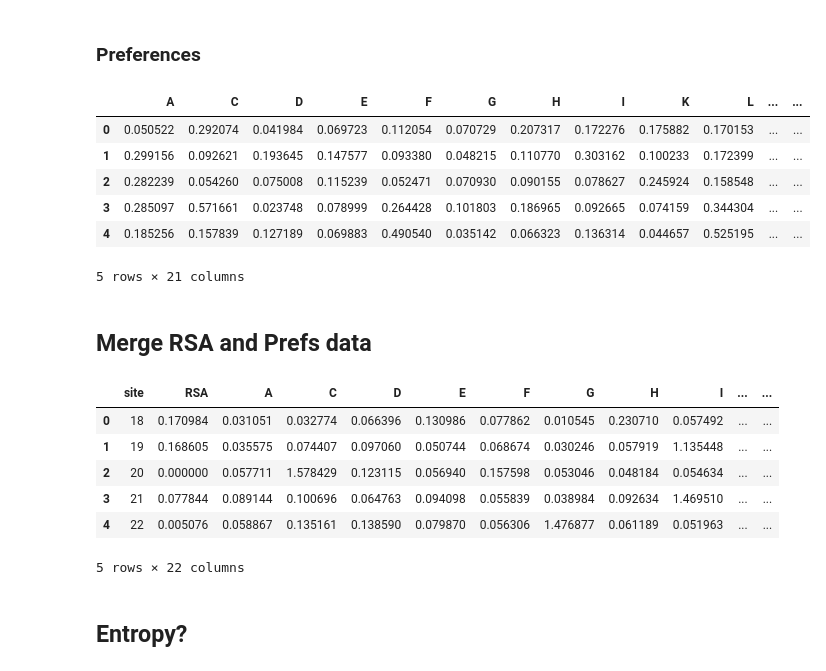
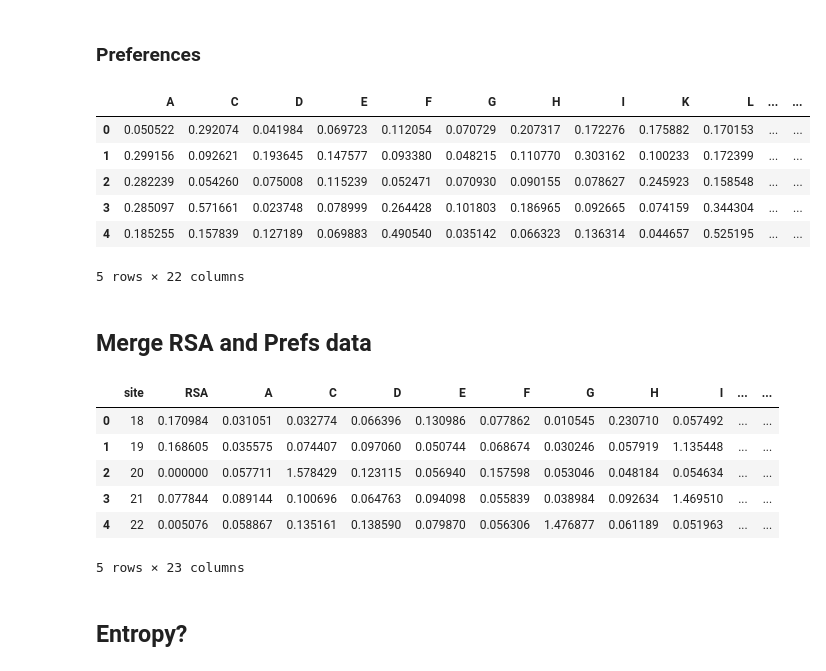
Before and after one commit to hutch-gwc/Rosalind, a Jupyter notebook: secondarystructure_skh.ipynb, the cells around one changed output. Drawn from its saved outputs; the diff is of its cells as text; code cells hidden in the pictures.

```diff
--- a/secondarystructure_skh.ipynb
+++ b/secondarystructure_skh.ipynb
@@ -24,16 +25,16 @@ RSA.head()
 # %% [markdown]
 ### Preferences
 # %%
-prefs = pd.read_csv("https://raw.githubusercontent.com/hutch-gwc/Rosalind/master/HA_WSN_avg.csv")  # read in the data
+prefs = pd.read_csv("https://raw.githubusercontent.com/hutch-gwc/Rosalind/master/HA_prefs_wt.csv")  # read in the data
 prefs.head()
 # %% [output]
 |  | A | C | D | E | F | G | H | I | K | L | ... | ... |
 | 0 | 0.050522 | 0.292074 | 0.041984 | 0.069723 | 0.112054 | 0.070729 | 0.207317 | 0.172276 | 0.175882 | 0.170153 | ... | ... |
 | 1 | 0.299156 | 0.092621 | 0.193645 | 0.147577 | 0.093380 | 0.048215 | 0.110770 | 0.303162 | 0.100233 | 0.172399 | ... | ... |
-| 2 | 0.282239 | 0.054260 | 0.075008 | 0.115239 | 0.052471 | 0.070930 | 0.090155 | 0.078627 | 0.245924 | 0.158548 | ... | ... |
+| 2 | 0.282239 | 0.054260 | 0.075008 | 0.115239 | 0.052471 | 0.070930 | 0.090155 | 0.078627 | 0.245923 | 0.158548 | ... | ... |
 | 3 | 0.285097 | 0.571661 | 0.023748 | 0.078999 | 0.264428 | 0.101803 | 0.186965 | 0.092665 | 0.074159 | 0.344304 | ... | ... |
-| 4 | 0.185256 | 0.157839 | 0.127189 | 0.069883 | 0.490540 | 0.035142 | 0.066323 | 0.136314 | 0.044657 | 0.525195 | ... | ... |
+| 4 | 0.185255 | 0.157839 | 0.127189 | 0.069883 | 0.490540 | 0.035142 | 0.066323 | 0.136314 | 0.044657 | 0.525195 | ... | ... |
-5 rows × 21 columns
+5 rows × 22 columns
 # %% [markdown]
 ## Merge RSA and Prefs data
 # %%
@@ -51,7 +52,7 @@ df.head()
 | 2 | 20 | 0.000000 | 0.057711 | 1.578429 | 0.123115 | 0.056940 | 0.157598 | 0.053046 | 0.048184 | 0.054634 | ... | ... |
 | 3 | 21 | 0.077844 | 0.089144 | 0.100696 | 0.064763 | 0.094098 | 0.055839 | 0.038984 | 0.092634 | 1.469510 | ... | ... |
 | 4 | 22 | 0.005076 | 0.058867 | 0.135161 | 0.138590 | 0.079870 | 0.056306 | 1.476877 | 0.061189 | 0.051963 | ... | ... |
-5 rows × 22 columns
+5 rows × 23 columns
 # %% [markdown]
 ## Entropy?
 # %%
```
Also changed, not shown: parts of 12 cells of this notebook.
